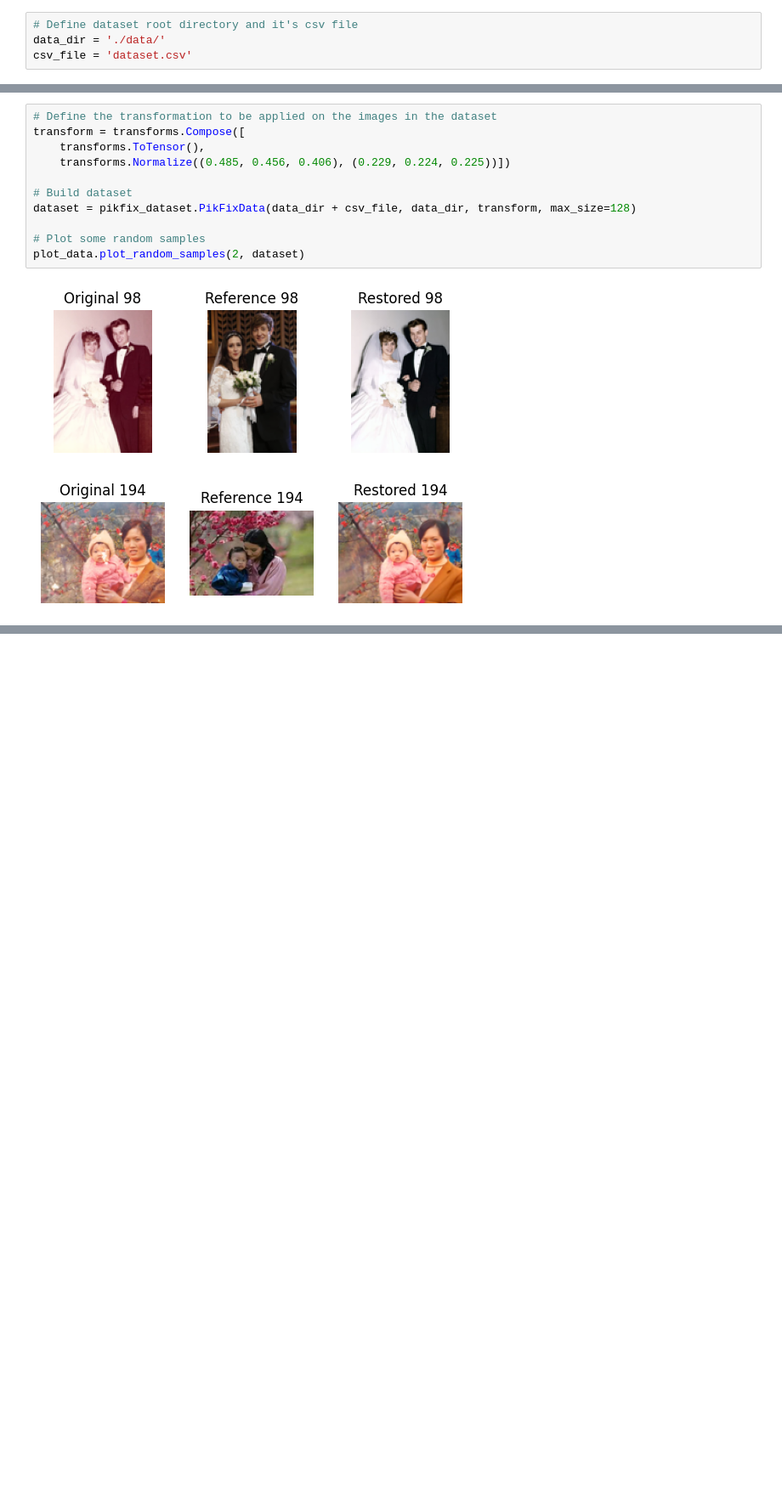
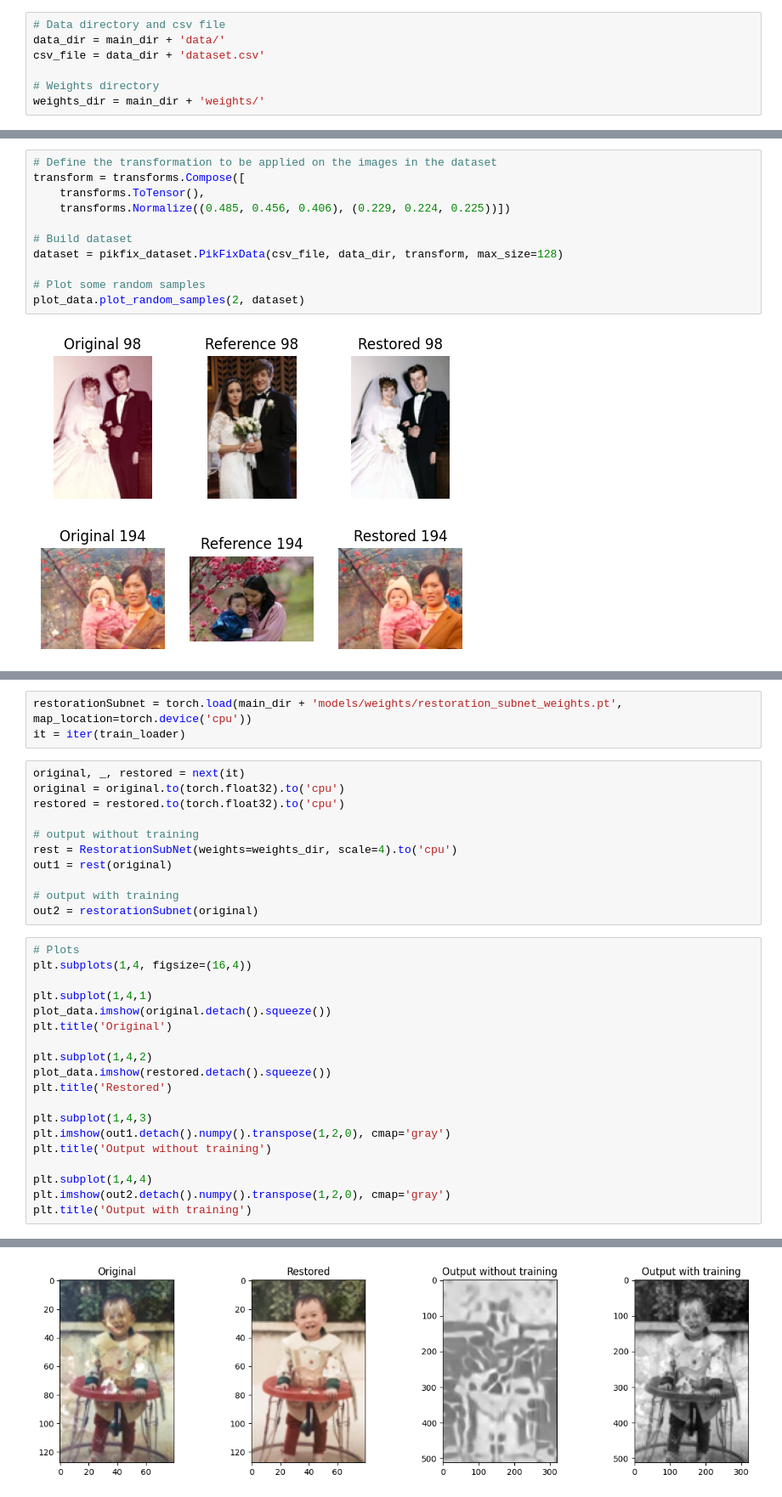
Before and after one commit to ValerioSpagnoli/Colorization-SuperResolution, a Jupyter notebook: notebook.ipynb, the cells around one changed output, grey strips where cells are left out. Shown at 85% size. Saved outputs shown, nothing was run; the diff lists cells and outputs as text; blank space fills up the shorter version.

Commit message:
training of restoration subnet

```diff
--- a/notebook.ipynb
+++ b/notebook.ipynb
@@ -35,6 +57,9 @@ from models.restoration_subnet import RestorationSubNet
 # %% [markdown]
 <h5>Data path</h5>
 # %%
-# Define dataset root directory and it's csv file
-data_dir = './data/'
-csv_file = 'dataset.csv'
+# Data directory and csv file
+data_dir = main_dir + 'data/'
+csv_file = data_dir + 'dataset.csv'
+
+# Weights directory
+weights_dir = main_dir + 'weights/'
@@ -77,7 +104,7 @@ transform = transforms.Compose([
     transforms.Normalize((0.485, 0.456, 0.406), (0.229, 0.224, 0.225))])
 
 # Build dataset
-dataset = pikfix_dataset.PikFixData(data_dir + csv_file, data_dir, transform, max_size=128)
+dataset = pikfix_dataset.PikFixData(csv_file, data_dir, transform, max_size=128)
 
 # Plot some random samples
 plot_data.plot_random_samples(2, dataset)
@@ -121,0 +206,34 @@ plt.imshow(out.detach().numpy().transpose(1,2,0), cmap='gray')
+# %%
+restorationSubnet = torch.load(main_dir + 'models/weights/restoration_subnet_weights.pt', map_location=torch.device('cpu'))
+it = iter(train_loader)
+# %%
+original, _, restored = next(it)
+original = original.to(torch.float32).to('cpu')
+restored = restored.to(torch.float32).to('cpu')
+
+# output without training
+rest = RestorationSubNet(weights=weights_dir, scale=4).to('cpu')
+out1 = rest(original)
+
+# output with training
+out2 = restorationSubnet(original)
+# %%
+# Plots
+plt.subplots(1,4, figsize=(16,4))
+
+plt.subplot(1,4,1)
+plot_data.imshow(original.detach().squeeze())
+plt.title('Original')
+
+plt.subplot(1,4,2)
+plot_data.imshow(restored.detach().squeeze())
+plt.title('Restored')
+
+plt.subplot(1,4,3)
+plt.imshow(out1.detach().numpy().transpose(1,2,0), cmap='gray')
+plt.title('Output without training')
+
+plt.subplot(1,4,4)
+plt.imshow(out2.detach().numpy().transpose(1,2,0), cmap='gray')
+plt.title('Output with training')
+# %% [output]
@@ -121,0 +241 @@ plt.imshow(out.detach().numpy().transpose(1,2,0), cmap='gray')
+[figure, added]
```
Also changed, not shown: parts of 16 cells of this notebook, 3 other files.
